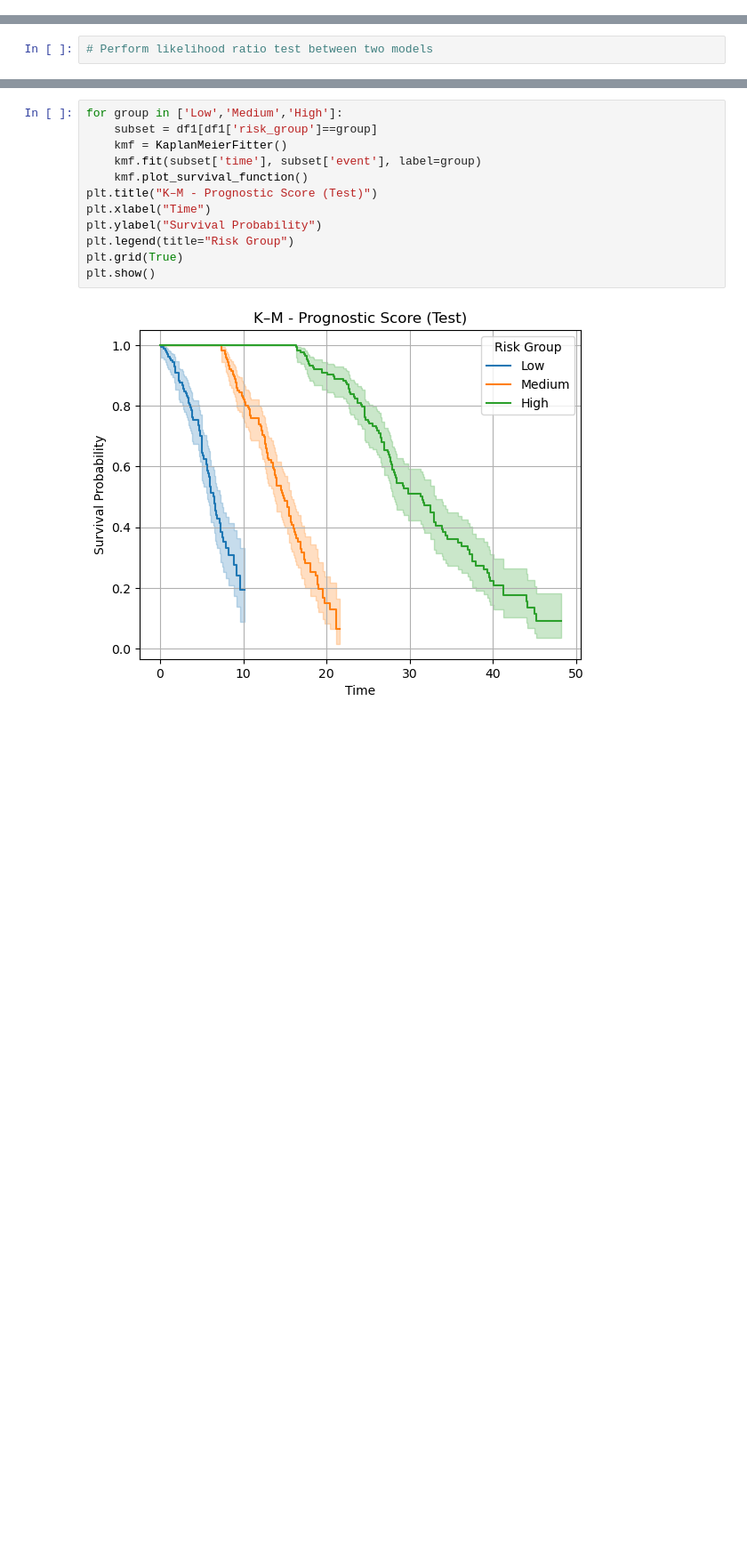
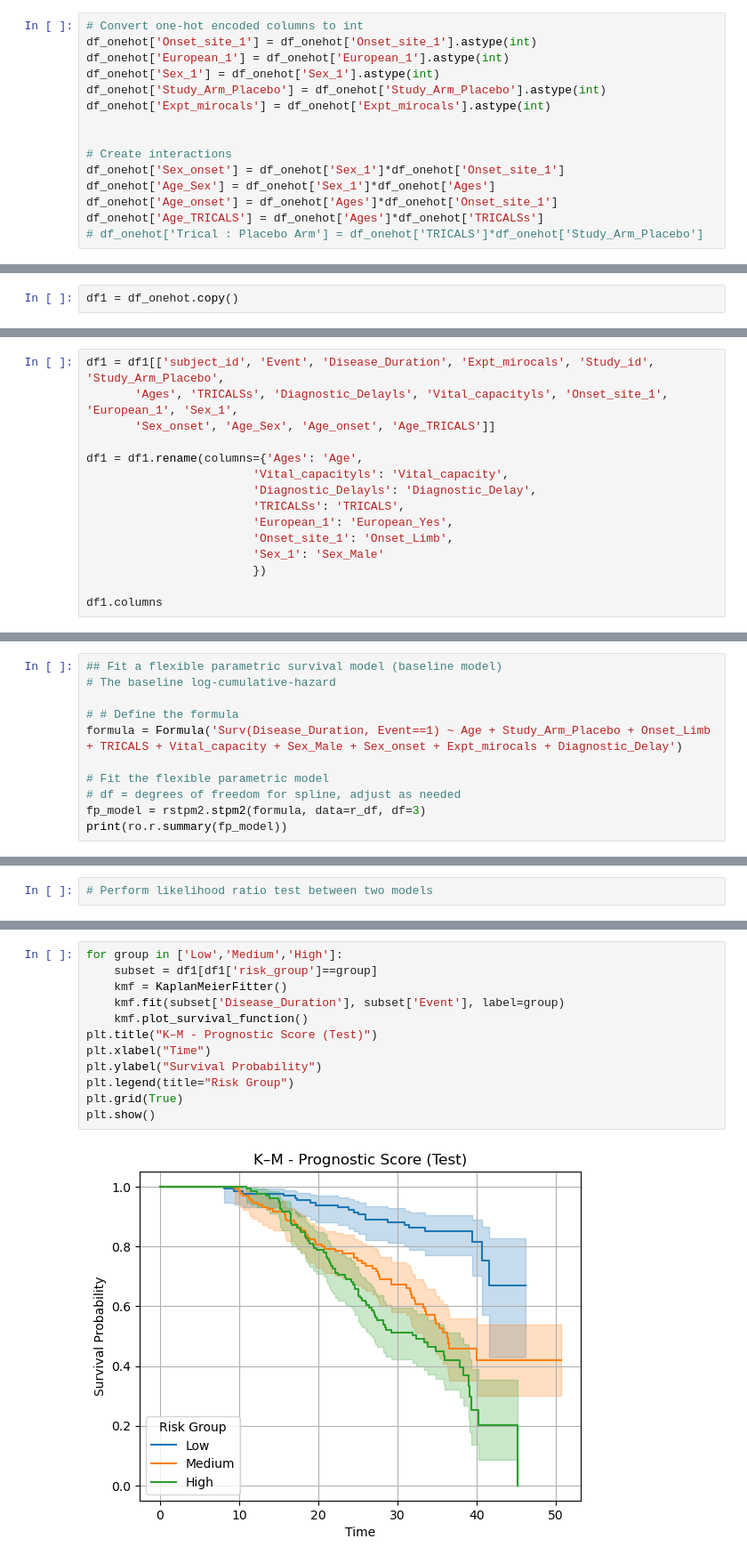
Before and after one commit to Uzoemeka/All_ALS_Data, a Jupyter notebook: 07_flexible_parametric_model.ipynb, the cells around one changed output, grey strips where cells are left out. Shown at 89% size. Drawn from its saved outputs; the diff is of its cells as text; blank space fills up the shorter version.

```diff
--- a/07_flexible_parametric_model.ipynb
+++ b/07_flexible_parametric_model.ipynb
@@ -315,0 +181,15 @@ plt.show()
+# %%
+# Convert one-hot encoded columns to int
+df_onehot['Onset_site_1'] = df_onehot['Onset_site_1'].astype(int)
+df_onehot['European_1'] = df_onehot['European_1'].astype(int)
+df_onehot['Sex_1'] = df_onehot['Sex_1'].astype(int)
+df_onehot['Study_Arm_Placebo'] = df_onehot['Study_Arm_Placebo'].astype(int)
+df_onehot['Expt_mirocals'] = df_onehot['Expt_mirocals'].astype(int)
+
+
+# Create interactions
+df_onehot['Sex_onset'] = df_onehot['Sex_1']*df_onehot['Onset_site_1']
+df_onehot['Age_Sex'] = df_onehot['Sex_1']*df_onehot['Ages']
+df_onehot['Age_onset'] = df_onehot['Ages']*df_onehot['Onset_site_1']
+df_onehot['Age_TRICALS'] = df_onehot['Ages']*df_onehot['TRICALSs']
+# df_onehot['Trical : Placebo Arm'] = df_onehot['TRICALS']*df_onehot['Study_Arm_Placebo']
@@ -315,0 +203,2 @@ plt.show()
+# %%
+df1 = df_onehot.copy()
@@ -315,0 +215,15 @@ plt.show()
+# %%
+df1 = df1[['subject_id', 'Event', 'Disease_Duration', 'Expt_mirocals', 'Study_id', 'Study_Arm_Placebo',
+       'Ages', 'TRICALSs', 'Diagnostic_Delayls', 'Vital_capacityls', 'Onset_site_1', 'European_1', 'Sex_1',
+       'Sex_onset', 'Age_Sex', 'Age_onset', 'Age_TRICALS']]
+
+df1 = df1.rename(columns={'Ages': 'Age',
+                        'Vital_capacityls': 'Vital_capacity',
+                        'Diagnostic_Delayls': 'Diagnostic_Delay',
+                        'TRICALSs': 'TRICALS',
+                        'European_1': 'European_Yes',
+                        'Onset_site_1': 'Onset_Limb',
+                        'Sex_1': 'Sex_Male'
+                        })
+
+df1.columns
@@ -315,0 +362,11 @@ plt.show()
+# %%
+## Fit a flexible parametric survival model (baseline model)
+# The baseline log-cumulative-hazard
+
+# # Define the formula
+formula = Formula('Surv(Disease_Duration, Event==1) ~ Age + Study_Arm_Placebo + Onset_Limb + TRICALS + Vital_capacity + Sex_Male + Sex_onset + Expt_mirocals + Diagnostic_Delay')
+
+# Fit the flexible parametric model
+# df = degrees of freedom for spline, adjust as needed
+fp_model = rstpm2.stpm2(formula, data=r_df, df=3)
+print(ro.r.summary(fp_model))
@@ -490,14 +759,14 @@ df1.risk_group.value_counts().to_dict()
 # %%
 for group in ['Low','Medium','High']:
     subset = df1[df1['risk_group']==group]
     kmf = KaplanMeierFitter()
-    kmf.fit(subset['time'], subset['event'], label=group)
+    kmf.fit(subset['Disease_Duration'], subset['Event'], label=group)
     kmf.plot_survival_function()
 plt.title("K–M - Prognostic Score (Test)")
 plt.xlabel("Time")
 plt.ylabel("Survival Probability")
 plt.legend(title="Risk Group")
 plt.grid(True)
 plt.show()
 # %% [output]
-[figure, old version]
+[figure, new version]
```
Also changed, not shown: parts of 86 cells of this notebook, 1 other file.
